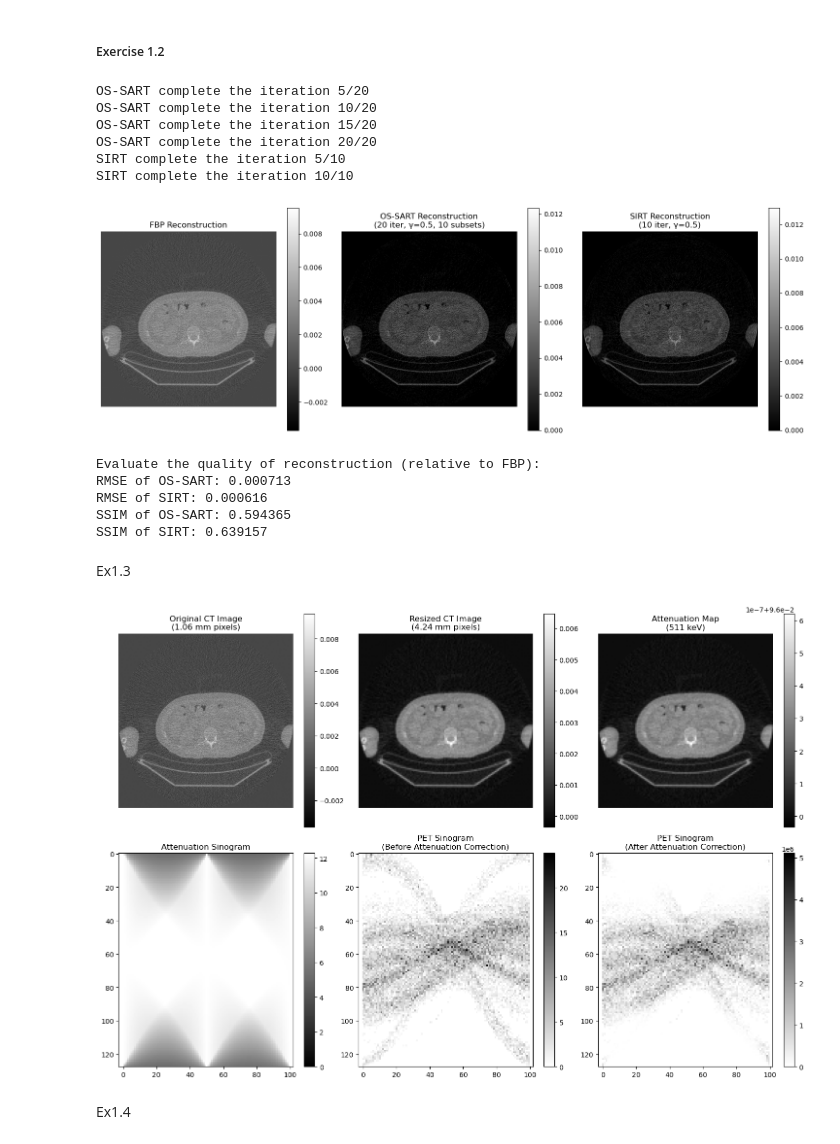
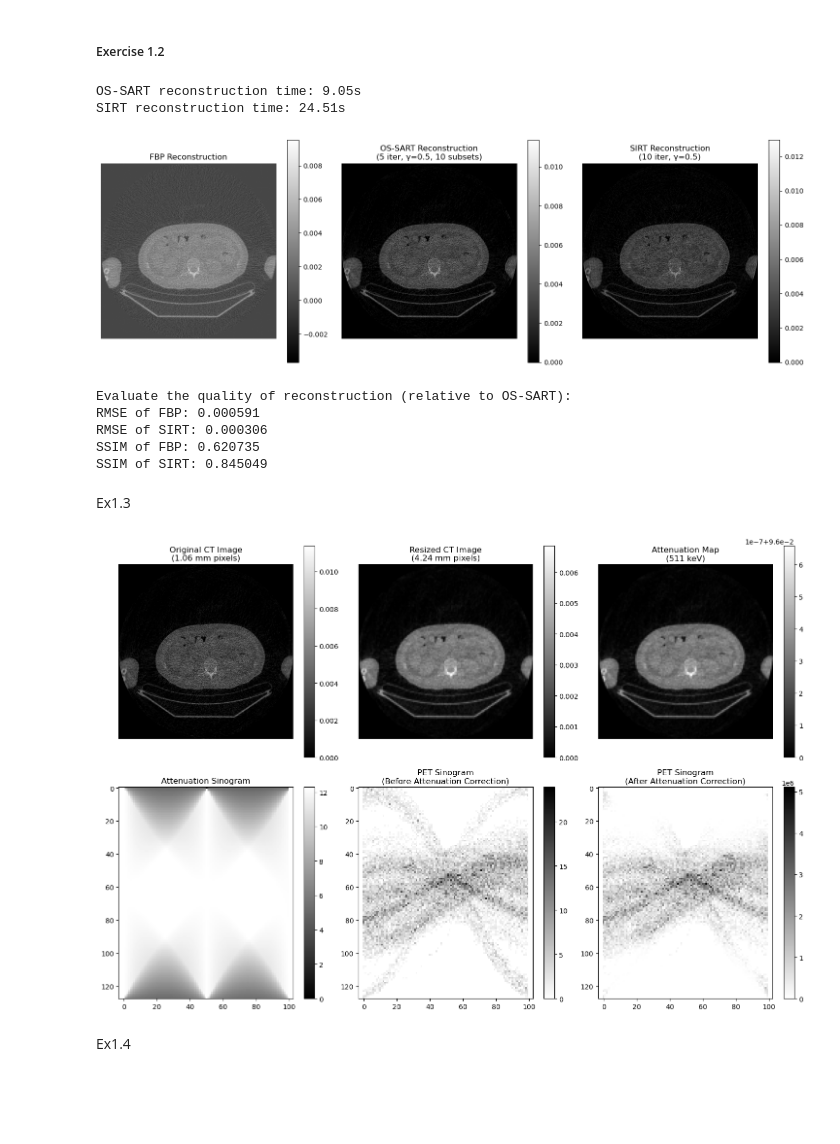
Before and after one commit to Keying-sky/a2_cw, a Jupyter notebook: main/run_module1.ipynb, the cells around one changed output. Saved outputs shown, nothing was run; the diff lists cells and outputs as text; code cells hidden in the pictures; blank space fills up the shorter version.

```diff
--- a/main/run_module1.ipynb
+++ b/main/run_module1.ipynb
@@ -62,6 +62,7 @@ np.save(result_path/"pet_sino_corrected.npy", pet_sino_corrected)
 # %%
 import numpy as np
 import matplotlib.pyplot as plt
+import time
 from skimage.metrics import structural_similarity as ssim
 from a2cw import fbp, os_sart, sirt
 
@@ -70,8 +71,17 @@ ct_sino_corrected = np.load(result_path/"ct_sino_corrected.npy")
 theta = np.linspace(0, 180, 180, endpoint=False)
 
 fbp_im = fbp(ct_sino_corrected, theta)
-os_sart_im = os_sart(ct_sino_corrected, theta, n_iter=20, n_subset=10, relaxation=0.5)
+
+start_time = time.time()
+os_sart_im = os_sart(ct_sino_corrected, theta, n_iter=5, n_subset=10, relaxation=0.5)
+os_time = time.time() - start_time
+print(f"OS-SART reconstruction time: {os_time:.2f}s")
+
+start_time = time.time()
 sirt_im = sirt(ct_sino_corrected, theta, n_iter=10, relaxation=0.5)
+sirt_time = time.time() - start_time
+print(f"SIRT reconstruction time: {sirt_time:.2f}s")
+
 
 plt.figure(figsize=(15, 5))
 
@@ -83,7 +93,7 @@ plt.axis('off')
 
 plt.subplot(132)
 plt.imshow(os_sart_im, cmap='gray')
-plt.title('OS-SART Reconstruction\n(20 iter, γ=0.5, 10 subsets)')
+plt.title('OS-SART Reconstruction\n(5 iter, γ=0.5, 10 subsets)')
 plt.colorbar()
 plt.axis('off')
 
@@ -96,36 +106,32 @@ plt.axis('off')
 plt.tight_layout()
 plt.show()
 
+np.save(result_path/"ct_fbp.npy", fbp_im)
+np.save(result_path/"ct_os_sart.npy", os_sart_im)
 
-# calculate metrics (relative to FBP)
-rmse_os_sart = np.sqrt(np.mean((fbp_im - os_sart_im) ** 2))
-rmse_sirt = np.sqrt(np.mean((fbp_im - sirt_im) ** 2))
 
-print(f"\nEvaluate the quality of reconstruction (relative to FBP):")
-print(f"RMSE of OS-SART: {rmse_os_sart:.6f}")
+# calculate metrics (relative to OS-SART)
+rmse_fbp = np.sqrt(np.mean((os_sart_im - fbp_im) ** 2))
+rmse_sirt = np.sqrt(np.mean((os_sart_im - sirt_im) ** 2))
+
+print(f"\nEvaluate the quality of reconstruction (relative to OS-SART):")
+print(f"RMSE of FBP: {rmse_fbp:.6f}")
 print(f"RMSE of SIRT: {rmse_sirt:.6f}")
 
-data_range = fbp_im.max() - fbp_im.min()
-ssim_os_sart = ssim(fbp_im, os_sart_im, data_range=data_range)
-ssim_sirt = ssim(fbp_im, sirt_im, data_range=data_range)
-print(f"SSIM of OS-SART: {ssim_os_sart:.6f}")
-print(f"SSIM of SIRT: {ssim_sirt:.6f}")
-
-np.save(result_path/"ct_fbp.npy", fbp_im)
-np.save(result_path/"ct_os_sart.npy", os_sart_im)
+data_range = os_sart_im.max() - os_sart_im.min()
+ssim_fbp = ssim(os_sart_im, fbp_im, data_range=data_range)
+ssim_sirt = ssim(os_sart_im, sirt_im, data_range=data_range)
+print(f"SSIM of FBP: {ssim_fbp:.6f}")
+print(f"SSIM of SIRT: {ssim_sirt:.6f}")   # monitor the SSIM of SIRT relative to OS-SART, in order to compare the n_iter difference
 # %% [output]
-OS-SART complete the iteration 5/20
-OS-SART complete the iteration 10/20
-OS-SART complete the iteration 15/20
-OS-SART complete the iteration 20/20
-SIRT complete the iteration 5/10
-SIRT complete the iteration 10/10
+OS-SART reconstruction time: 9.05s
+SIRT reconstruction time: 24.51s
-[figure, old version]
+[figure, new version]
-Evaluate the quality of reconstruction (relative to FBP):
-RMSE of OS-SART: 0.000713
-RMSE of SIRT: 0.000616
-SSIM of OS-SART: 0.594365
-SSIM of SIRT: 0.639157
+Evaluate the quality of reconstruction (relative to OS-SART):
+RMSE of FBP: 0.000591
+RMSE of SIRT: 0.000306
+SSIM of FBP: 0.620735
+SSIM of SIRT: 0.845049
 # %% [markdown]
 Ex1.3
 # %%
@@ -134,7 +140,7 @@ import matplotlib.pyplot as plt
 
 from a2cw import resize_ct, attenuation_map, attenuation_sino, attenuation_corr
 
-ct_recons = np.load(result_path/"ct_fbp.npy")
+ct_recons = np.load(result_path/"ct_os_sart.npy")
 pet_corrected = np.load(result_path/"pet_sino_corrected.npy")
 
 ct_resized = resize_ct(ct_recons)
@@ -162,34 +168,34 @@ plt.axis('off')
 
 plt.subplot(233)
 plt.imshow(attenu, cmap='gray')
 plt.title('Attenuation Map\n(511 keV)')
 plt.colorbar()
 plt.axis('off')
 
 plt.subplot(234)
 plt.imshow(attenu_sino, cmap='gray')
 plt.title('Attenuation Sinogram')
 plt.colorbar()
 plt.axis('equal')
 
 plt.subplot(235)
 plt.imshow(pet_corrected, cmap='gray_r')
 plt.title('PET Sinogram\n(Before Attenuation Correction)')
 plt.colorbar()
 plt.axis('equal')
 
 plt.subplot(236)
 plt.imshow(pet_sino_attn_corrected, cmap='gray_r')
 plt.title('PET Sinogram\n(After Attenuation Correction)')
 plt.colorbar()
 plt.axis('equal')
 
 plt.tight_layout()
 plt.show()
 
 np.save(result_path/"pet_sino_attn_corrected.npy", pet_sino_attn_corrected)
 # %% [output]
-[figure, old version]
+[figure, new version]
 # %% [markdown]
 Ex1.4
 # %%
```
Also changed, not shown: parts of 1 cell of this notebook, 8 other files.
